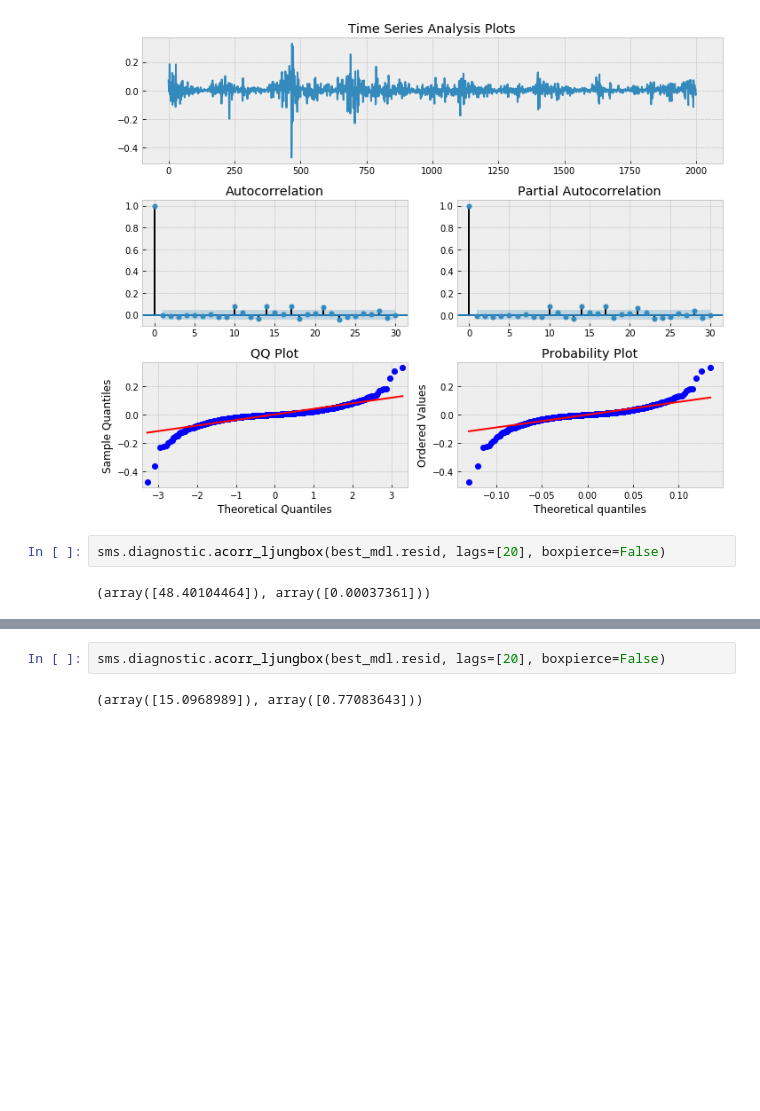
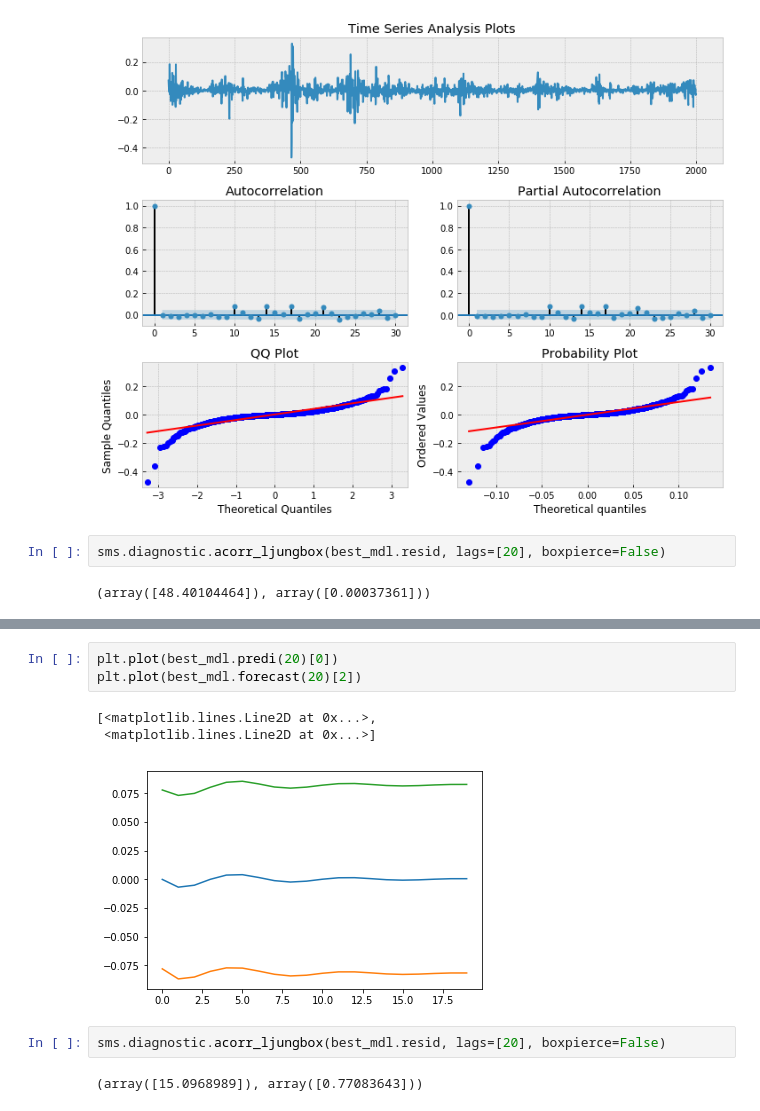
Before and after one commit to yigitmertol/Time_Series_Forecasting, a Jupyter notebook: ARMA_model/ARIMA.ipynb, the cells around one changed output, grey strips where cells are left out. Drawn from its saved outputs; the diff is of its cells as text; blank space fills up the shorter version.

```diff
--- a/ARMA_model/ARIMA.ipynb
+++ b/ARMA_model/ARIMA.ipynb
@@ -323,3 +317,10 @@ aic: -5454.62 | order: (2, 0, 2)
+# %%
+plt.plot(best_mdl.predi(20)[0])
+plt.plot(best_mdl.forecast(20)[2])
+# %% [output]
+[<matplotlib.lines.Line2D at 0x...>,
+ <matplotlib.lines.Line2D at 0x...>]
+[figure, added]
 # %%
 sms.diagnostic.acorr_ljungbox(best_mdl.resid, lags=[20], boxpierce=False)
 # %% [output]
```
Also changed, not shown: parts of 17 cells of this notebook, 2 other files.
